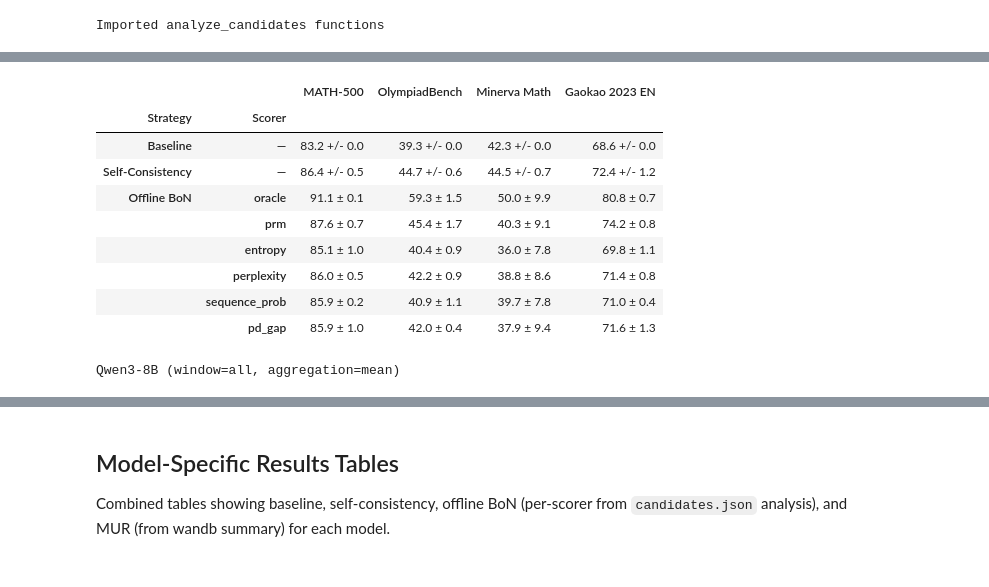
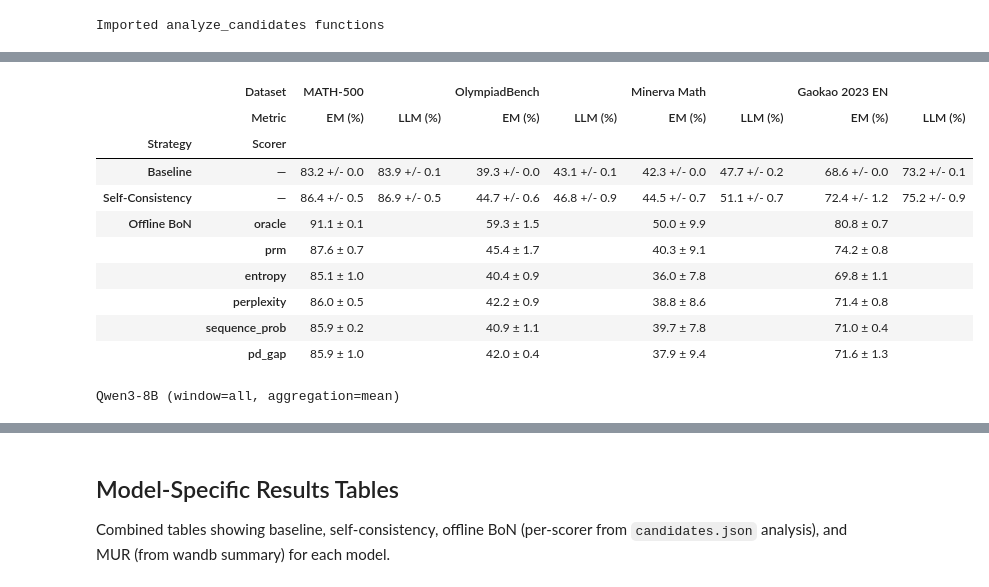
Before and after one commit to IINemo/llm-tts-service, a Jupyter notebook: notebooks/wandb_results_analysis.ipynb, the cells around one changed output, grey strips where cells are left out. Cells and saved outputs as stored; diff of their text form; code cells hidden in the pictures.

```diff
--- a/notebooks/wandb_results_analysis.ipynb
+++ b/notebooks/wandb_results_analysis.ipynb
@@ -1455,7 +1455,7 @@ AIME_25_BEAM_SEARCH_5_STEPS_MIN_RUNS = [
         "group_url": "https://wandb.ai/nlpresearch.group/llm-tts-eval-aime2025/groups/beam_search_qwen3_8b_thinking_aime2025_prm_window_5_min/workspace?nw=nwuserkarantonis",
         "runs": [
             {"seed": 42, "run_url": "https://wandb.ai/nlpresearch.group/llm-tts-eval-aime2025/groups/beam_search_qwen3_8b_thinking_aime2025_prm_window_5_min/runs/ywizo975?nw=nwuserkarantonis"},
-            {"seed": 43, "run_url": ""},
+            {"seed": 43, "run_url": "https://wandb.ai/nlpresearch.group/llm-tts-eval-aime2025/groups/beam_search_qwen3_8b_thinking_aime2025_prm_window_5_min/runs/czvdxny7?nw=nwuserkarantonis"},
             {"seed": 44, "run_url": ""},
         ],
     },
@@ -1808,7 +1808,7 @@ HUMANEVAL_BEAM_SEARCH_5_STEPS_MIN_RUNS = [
         "group_url": "https://wandb.ai/nlpresearch.group/llm-tts-human-eval-plus/groups/beam_search_qwen3_8b_thinking_human_eval_plus_prm_window_5_min/workspace?nw=nwusertsowehh",
         "runs": [
             {"seed": 42, "run_url": "https://wandb.ai/nlpresearch.group/llm-tts-human-eval-plus/groups/beam_search_qwen3_8b_thinking_human_eval_plus_prm_window_5_min/runs/mwv3ydot?nw=nwusertsowehh"},
-            {"seed": 43, "run_url": ""},
+            {"seed": 43, "run_url": "https://wandb.ai/nlpresearch.group/llm-tts-human-eval-plus/groups/beam_search_qwen3_8b_thinking_human_eval_plus_prm_window_5_min/runs/diqjyser?nw=nwusertsowehh"},
             {"seed": 44, "run_url": ""},
         ],
     },
@@ -3271,7 +3275,7 @@ OFFLINE_BON_REGISTRY = [
     (OLYMPIAD_OFFLINE_BON_RUNS, "olympiadbench", "numeric", "OlympiadBench"),
     (AIME_24_OFFLINE_BON_RUNS, "aime2024", "numeric", "AIME 2024"),
     (AIME_25_OFFLINE_BON_RUNS, "aime2025", "numeric", "AIME 2025"),
-    # (HUMANEVAL_OFFLINE_BON_RUNS, "human_eval_plus", "code", "HumanEval-Plus"),  # code eval, not supported by exact_match
+    (HUMANEVAL_OFFLINE_BON_RUNS, "human_eval_plus", "code", "HumanEval-Plus"),
     # (GPQA_OFFLINE_BON_RUNS, "gpqa_diamond", "char", "GPQA Diamond"),
 ]
 
@@ -3390,6 +3415,7 @@ for (data_name, seed), candidates_data in tqdm(sorted(candidates_store.items()),
 
     if csv_path.exists():
         # Load cached results
+        _llm_acc = meta.get("wandb_llm_accuracy")
         with open(csv_path) as f:
             reader = csv.DictReader(f)
             for row in reader:
@@ -3401,6 +3427,8 @@ for (data_name, seed), candidates_data in tqdm(sorted(candidates_store.items()),
                     "aggregation": row["aggregation"] or "—",
                     "window": row["window"] or "all",
                     "accuracy": float(row["exact_match"]) * 100,
+                    "wandb_llm_accuracy": _llm_acc,
+                    "wandb_humaneval_score": meta.get("wandb_humaneval_score"),
                 })
         print(f"{label} seed={seed}: loaded from {csv_path}")
         continue
@@ -3409,8 +3437,10 @@ for (data_name, seed), candidates_data in tqdm(sorted(candidates_store.items()),
     all_results, correctness, oracle_acc, max_steps = analyze_all_windows(
         candidates_data, data_name, meta["answer_format"],
     )
+    _llm_ref = meta.get("wandb_llm_accuracy")
+    _llm_str = f", LLM(wandb)={_llm_ref*100:.1f}%" if _llm_ref and pd.notna(_llm_ref) else ""
     print(f"{label} seed={seed}: {len(candidates_data)} samples, "
-          f"max_steps={max_steps}, oracle={oracle_acc*100:.1f}%")
+          f"max_steps={max_steps}, oracle={oracle_acc*100:.1f}%{_llm_str}")
 
     # Save CSV next to candidates.json
     _save_csv(all_results, csv_path, oracle_acc=oracle_acc)
@@ -3427,6 +3457,8 @@ for (data_name, seed), candidates_data in tqdm(sorted(candidates_store.items()),
                     "aggregation": agg_method,
                     "window": wval,
                     "accuracy": accuracy * 100,
+                    "wandb_llm_accuracy": meta.get("wandb_llm_accuracy"),
+                    "wandb_humaneval_score": meta.get("wandb_humaneval_score"),
                 })
         bon_records.append({
             "dataset": label,
@@ -3436,6 +3468,8 @@ for (data_name, seed), candidates_data in tqdm(sorted(candidates_store.items()),
             "aggregation": "—",
             "window": wval,
             "accuracy": oracle_acc * 100,
+            "wandb_llm_accuracy": meta.get("wandb_llm_accuracy"),
+            "wandb_humaneval_score": meta.get("wandb_humaneval_score"),
         })
 
 bon_analysis_df = pd.DataFrame(bon_records)
@@ -3482,6 +3518,8 @@ bon_agg_df = (
         accuracy_mean=("accuracy", "mean"),
         accuracy_std=("accuracy", "std"),
         accuracy_count=("accuracy", "count"),
+        llm_accuracy_mean=("wandb_llm_accuracy", "mean"),
+        humaneval_score_mean=("wandb_humaneval_score", "mean"),
     )
     .reset_index()
 )
@@ -3495,6 +3533,16 @@ bon_agg_df["accuracy_fmt"] = bon_agg_df.apply(
     axis=1,
 )
 
+bon_agg_df["llm_accuracy_fmt"] = bon_agg_df.apply(
+    lambda r: f"{r['llm_accuracy_mean']*100:.1f}" if pd.notna(r["llm_accuracy_mean"]) else "",
+    axis=1,
+)
+
+bon_agg_df["humaneval_score_fmt"] = bon_agg_df.apply(
+    lambda r: f"{r['humaneval_score_mean']*100:.1f}" if pd.notna(r["humaneval_score_mean"]) else "",
+    axis=1,
+)
+
 bon_agg_df["strategy"] = "offline_best_of_n"
 
 print(f"Aggregated: {len(bon_agg_df)} rows")
@@ -3503,7 +3551,7 @@ print(f"Scorers:    {sorted(bon_agg_df['scorer'].unique())}")
 print(f"Windows:    {sorted(bon_agg_df['window'].unique(), key=lambda w: (0, int(w)) if w != 'all' else (1, 0))}")
 
 # Sanity check: show window=all, aggregation=mean — with baseline/self-consistency for reference
-# Uses same (Strategy, Scorer) MultiIndex format as unified results tables
+# Uses same (Strategy, Scorer) MultiIndex format with (Dataset, Metric) columns
 
 _bon_sub = bon_agg_df[
     (bon_agg_df["window"] == "all") & (bon_agg_df["aggregation"].isin(["mean", "\u2014"]))
@@ -3513,19 +3561,37 @@ _SCORER_ORDER = ["oracle", "prm", "entropy", "perplexity", "sequence_prob", "pd_
 
 _SANITY_GROUPS = {
     "Qwen2.5-Math-7B-Instruct": ["MATH-500", "OlympiadBench", "Minerva Math", "Gaokao 2023 EN"],
-    "Qwen3-8B": ["AIME 2024", "AIME 2025"],
+    "Qwen3-8B": ["AIME 2024", "AIME 2025", "HumanEval-Plus"],
 }
+
+# Per-dataset metric definitions: (metric_label, agg_df_col, bon_em_col, bon_ref_col)
+_DS_METRICS = {
+    "HumanEval-Plus": [("Score (%)", "exact_match_fmt", "accuracy_fmt", None)],
+}
+_DEFAULT_METRICS = [
+    ("EM (%)", "exact_match_fmt", "accuracy_fmt", None),
+    ("LLM (%)", "llm_judge_accuracy_fmt", "llm_accuracy_fmt", None),
+]
+
+def _get_ds_metrics(ds):
+    return _DS_METRICS.get(ds, _DEFAULT_METRICS)
 
 for _name, _datasets in _SANITY_GROUPS.items():
     rows = []
     row_index = []
+
+    col_tuples = []
+    for ds in _datasets:
+        for ml, *_ in _get_ds_metrics(ds):
+            col_tuples.append((ds, ml))
 
     # Baseline row
     _bl = agg_df[agg_df["strategy"] == "baseline"]
     _bl_row = {}
     for ds in _datasets:
         m = _bl[_bl["project_label"] == ds]
-        _bl_row[ds] = m.iloc[0]["exact_match_fmt"] if not m.empty else ""
+        for ml, agg_col, _, _ in _get_ds_metrics(ds):
+            _bl_row[(ds, ml)] = m.iloc[0].get(agg_col, "") if not m.empty else ""
     rows.append(_bl_row)
     row_index.append(("Baseline", "\u2014"))
 
@@ -3534,7 +3600,8 @@ for _name, _datasets in _SANITY_GROUPS.items():
     _sc_row = {}
     for ds in _datasets:
         m = _sc[_sc["project_label"] == ds]
-        _sc_row[ds] = m.iloc[0]["exact_match_fmt"] if not m.empty else ""
+        for ml, agg_col, _, _ in _get_ds_metrics(ds):
+            _sc_row[(ds, ml)] = m.iloc[0].get(agg_col, "") if not m.empty else ""
     rows.append(_sc_row)
     row_index.append(("Self-Consistency", "\u2014"))
 
@@ -3544,12 +3611,19 @@ for _name, _datasets in _SANITY_GROUPS.items():
         row = {}
         for ds in _datasets:
             m = _sr[_sr["dataset"] == ds]
-            row[ds] = m.iloc[0]["accuracy_fmt"] if not m.empty else ""
+            for ml, _, bon_col, bon_ref_col in _get_ds_metrics(ds):
+                if ml == "LLM (%)":
+                    row[(ds, ml)] = ""
+                elif not m.empty:
+                    row[(ds, ml)] = m.iloc[0].get(bon_ref_col or bon_col, "")
+                else:
+                    row[(ds, ml)] = ""
         rows.append(row)
         row_index.append(("Offline BoN", scorer))
 
-    mi = pd.MultiIndex.from_tuples(row_index, names=["Strategy", "Scorer"])
-    tbl = pd.DataFrame(rows, index=mi, columns=_datasets)
+    mi_rows = pd.MultiIndex.from_tuples(row_index, names=["Strategy", "Scorer"])
+    mi_cols = pd.MultiIndex.from_tuples(col_tuples, names=["Dataset", "Metric"])
+    tbl = pd.DataFrame(rows, index=mi_rows, columns=mi_cols)
     print(f"\n{_name} (window=all, aggregation=mean)")
     display(style_results_table(tbl))
 # %% [output]
@@ -3558,15 +3632,16 @@ Datasets:   ['AIME 2024', 'AIME 2025', 'Gaokao 2023 EN', 'MATH-500', 'Minerva Ma
 Scorers:    ['entropy', 'oracle', 'pd_gap', 'perplexity', 'prm', 'sequence_prob']
 Windows:    ['1', '2', '3', '4', '5', '6', '7', '8', '9', '10', '11', '12', '13', '14', '15', '16', '17', '18', '19', '20', '21', '22', '23', '24', '25', '26', '27', '28', '29', '30', '31', '32', '33' ...
 
 Qwen2.5-Math-7B-Instruct (window=all, aggregation=mean)
-|  |  | MATH-500 | OlympiadBench | Minerva Math | Gaokao 2023 EN |
-| Strategy | Scorer |  |  |  |  |
-| Baseline | — | 83.2 +/- 0.0 | 39.3 +/- 0.0 | 42.3 +/- 0.0 | 68.6 +/- 0.0 |
-| Self-Consistency | — | 86.4 +/- 0.5 | 44.7 +/- 0.6 | 44.5 +/- 0.7 | 72.4 +/- 1.2 |
-| Offline BoN | oracle | 91.1 ± 0.1 | 59.3 ± 1.5 | 50.0 ± 9.9 | 80.8 ± 0.7 |
-|  | prm | 87.6 ± 0.7 | 45.4 ± 1.7 | 40.3 ± 9.1 | 74.2 ± 0.8 |
-|  | entropy | 85.1 ± 1.0 | 40.4 ± 0.9 | 36.0 ± 7.8 | 69.8 ± 1.1 |
-|  | perplexity | 86.0 ± 0.5 | 42.2 ± 0.9 | 38.8 ± 8.6 | 71.4 ± 0.8 |
-|  | sequence_prob | 85.9 ± 0.2 | 40.9 ± 1.1 | 39.7 ± 7.8 | 71.0 ± 0.4 |
-|  | pd_gap | 85.9 ± 1.0 | 42.0 ± 0.4 | 37.9 ± 9.4 | 71.6 ± 1.3 |
+|  | Dataset | MATH-500 |  | OlympiadBench |  | Minerva Math |  | Gaokao 2023 EN |  |
+|  | Metric | EM (%) | LLM (%) | EM (%) | LLM (%) | EM (%) | LLM (%) | EM (%) | LLM (%) |
+| Strategy | Scorer |  |  |  |  |  |  |  |  |
+| Baseline | — | 83.2 +/- 0.0 | 83.9 +/- 0.1 | 39.3 +/- 0.0 | 43.1 +/- 0.1 | 42.3 +/- 0.0 | 47.7 +/- 0.2 | 68.6 +/- 0.0 | 73.2 +/- 0.1 |
+| Self-Consistency | — | 86.4 +/- 0.5 | 86.9 +/- 0.5 | 44.7 +/- 0.6 | 46.8 +/- 0.9 | 44.5 +/- 0.7 | 51.1 +/- 0.7 | 72.4 +/- 1.2 | 75.2 +/- 0.9 |
+| Offline BoN | oracle | 91.1 ± 0.1 |  | 59.3 ± 1.5 |  | 50.0 ± 9.9 |  | 80.8 ± 0.7 |  |
+|  | prm | 87.6 ± 0.7 |  | 45.4 ± 1.7 |  | 40.3 ± 9.1 |  | 74.2 ± 0.8 |  |
+|  | entropy | 85.1 ± 1.0 |  | 40.4 ± 0.9 |  | 36.0 ± 7.8 |  | 69.8 ± 1.1 |  |
+|  | perplexity | 86.0 ± 0.5 |  | 42.2 ± 0.9 |  | 38.8 ± 8.6 |  | 71.4 ± 0.8 |  |
+|  | sequence_prob | 85.9 ± 0.2 |  | 40.9 ± 1.1 |  | 39.7 ± 7.8 |  | 71.0 ± 0.4 |  |
+|  | pd_gap | 85.9 ± 1.0 |  | 42.0 ± 0.4 |  | 37.9 ± 9.4 |  | 71.6 ± 1.3 |  |
 Qwen3-8B (window=all, aggregation=mean)
```
Also changed, not shown: parts of 9 cells of this notebook, 1 other file.
